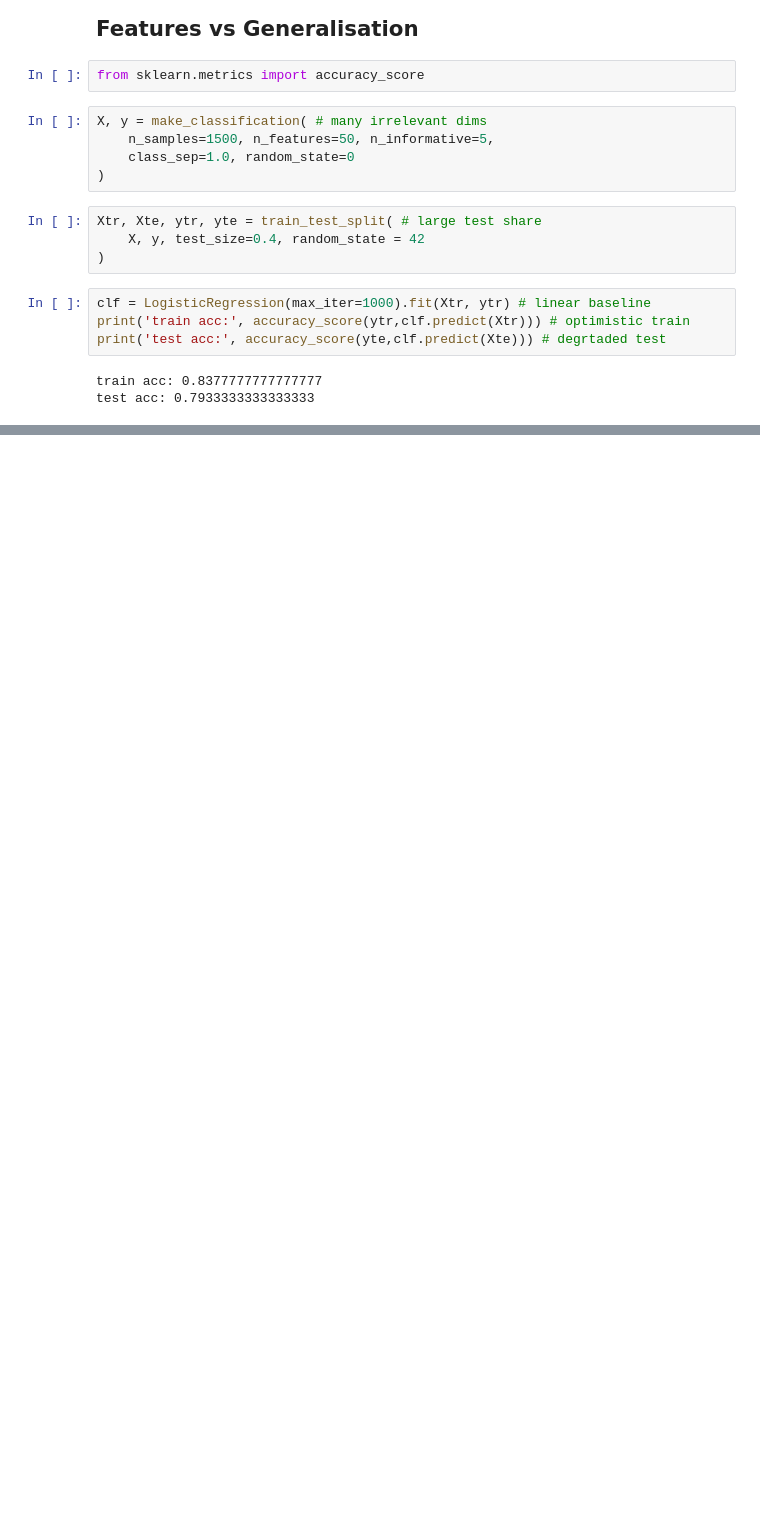
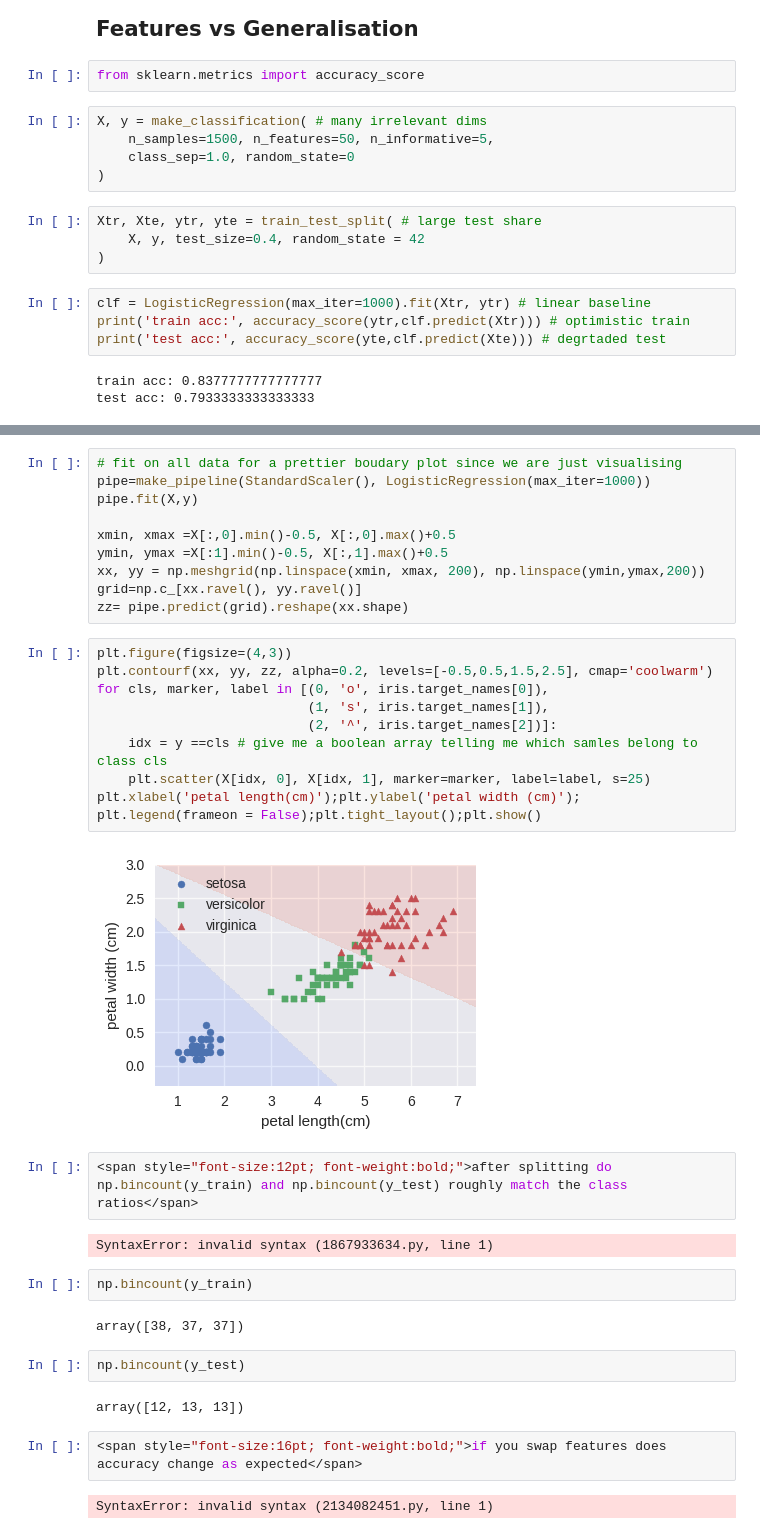
Before and after one commit to tailvar/theAIE, a Jupyter notebook: notebooks/aiengineer_wk_2/LinearRegression.ipynb, the cells around one changed output, grey strips where cells are left out. Cells and saved outputs as stored; diff of their text form; blank space fills up the shorter version.

```diff
--- a/notebooks/aiengineer_wk_2/LinearRegression.ipynb
+++ b/notebooks/aiengineer_wk_2/LinearRegression.ipynb
@@ -79,0 +171,38 @@ ModuleNotFoundError: No module named 'torch'
+# %%
+# fit on all data for a prettier boudary plot since we are just visualising
+pipe=make_pipeline(StandardScaler(), LogisticRegression(max_iter=1000))
+pipe.fit(X,y)
+
+xmin, xmax =X[:,0].min()-0.5, X[:,0].max()+0.5
+ymin, ymax =X[:1].min()-0.5, X[:,1].max()+0.5
+xx, yy = np.meshgrid(np.linspace(xmin, xmax, 200), np.linspace(ymin,ymax,200))
+grid=np.c_[xx.ravel(), yy.ravel()]
+zz= pipe.predict(grid).reshape(xx.shape)
+# %%
+plt.figure(figsize=(4,3))
+plt.contourf(xx, yy, zz, alpha=0.2, levels=[-0.5,0.5,1.5,2.5], cmap='coolwarm')
+for cls, marker, label in [(0, 'o', iris.target_names[0]),
+                           (1, 's', iris.target_names[1]),
+                           (2, '^', iris.target_names[2])]:
+    idx = y ==cls # give me a boolean array telling me which samles belong to class cls
+    plt.scatter(X[idx, 0], X[idx, 1], marker=marker, label=label, s=25)
+plt.xlabel('petal length(cm)');plt.ylabel('petal width (cm)');
+plt.legend(frameon = False);plt.tight_layout();plt.show()
+# %% [output]
+[figure, added]
+# %%
+<span style="font-size:12pt; font-weight:bold;">after splitting do np.bincount(y_train) and np.bincount(y_test) roughly match the class ratios</span>
+# %% [output]
+SyntaxError: invalid syntax (1867933634.py, line 1)
+# %%
+np.bincount(y_train)
+# %% [output]
+array([38, 37, 37])
+# %%
+np.bincount(y_test)
+# %% [output]
+array([12, 13, 13])
+# %%
+<span style="font-size:16pt; font-weight:bold;">if you swap features does accuracy change as expected</span>
+# %% [output]
+SyntaxError: invalid syntax (2134082451.py, line 1)
```
Also changed, not shown: parts of 34 cells of this notebook, 5 other files.
